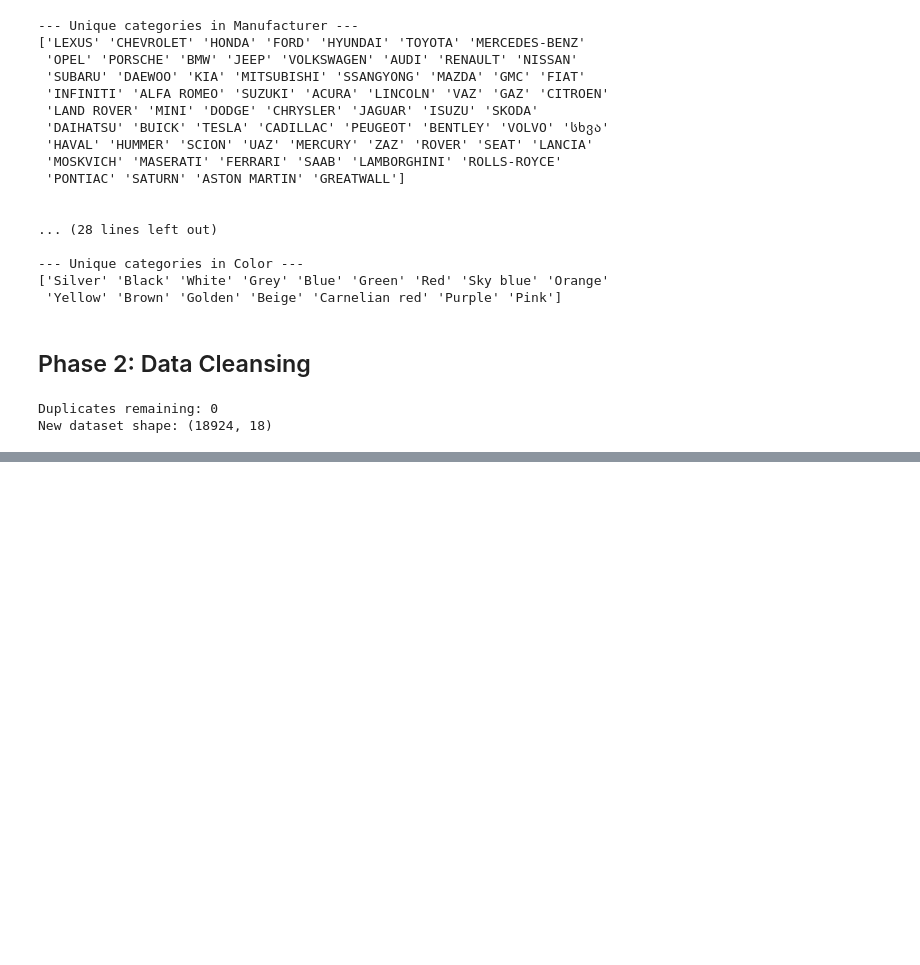
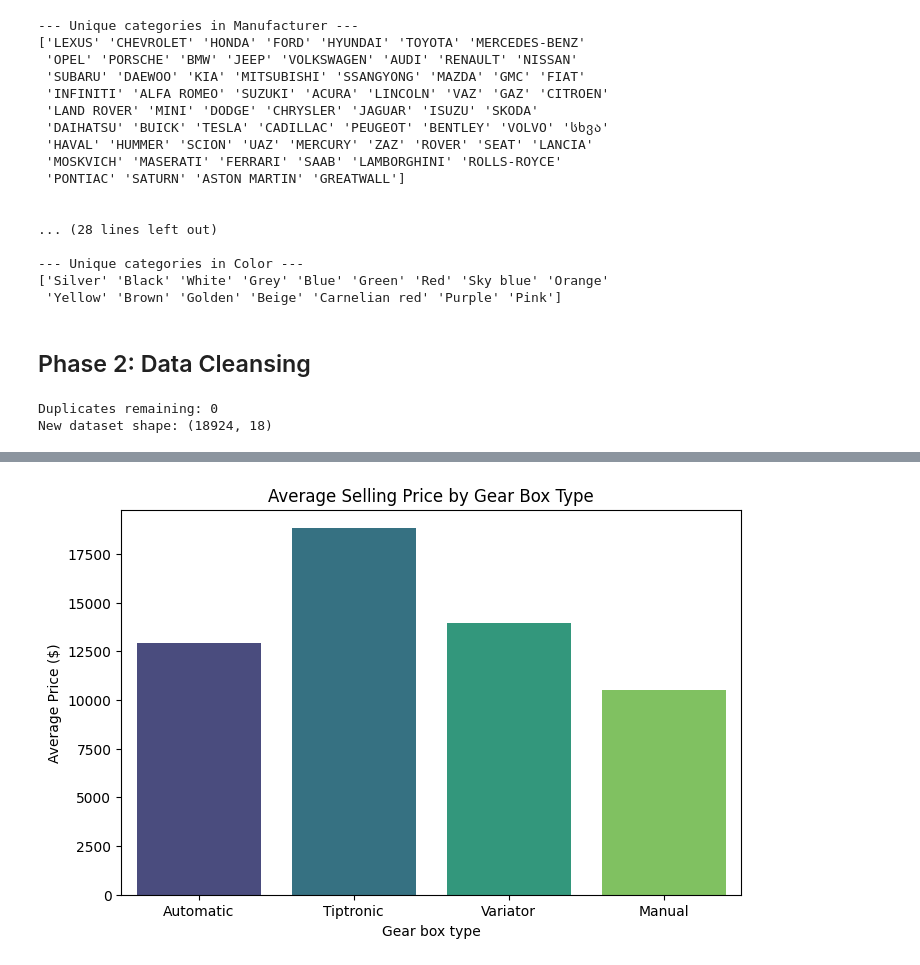
Before and after one commit to Kosala1988/IT5022---Fundamentals-of-Machine-Learning-, a Jupyter notebook: Used_Car_Price_Prediction.ipynb, the cells around one changed output, grey strips where cells are left out. Cells and saved outputs as stored; diff of their text form; code cells hidden in the pictures; blank space fills up the shorter version.

```diff
--- a/Used_Car_Price_Prediction.ipynb
+++ b/Used_Car_Price_Prediction.ipynb
@@ -320,0 +400,10 @@ plt.show()
+# %%
+# 3. Bar Chart: Categorical Impact
+# Seeing which Gear Box type commands the highest market value.
+plt.figure(figsize=(8, 5))
+sns.barplot(x='Gear box type', y='Price', data=df, palette='viridis', errorbar=None)
+plt.title('Average Selling Price by Gear Box Type')
+plt.ylabel('Average Price ($)')
+plt.show()
+# %% [output]
+[figure, added]
```
Also changed, not shown: parts of 12 cells of this notebook.
